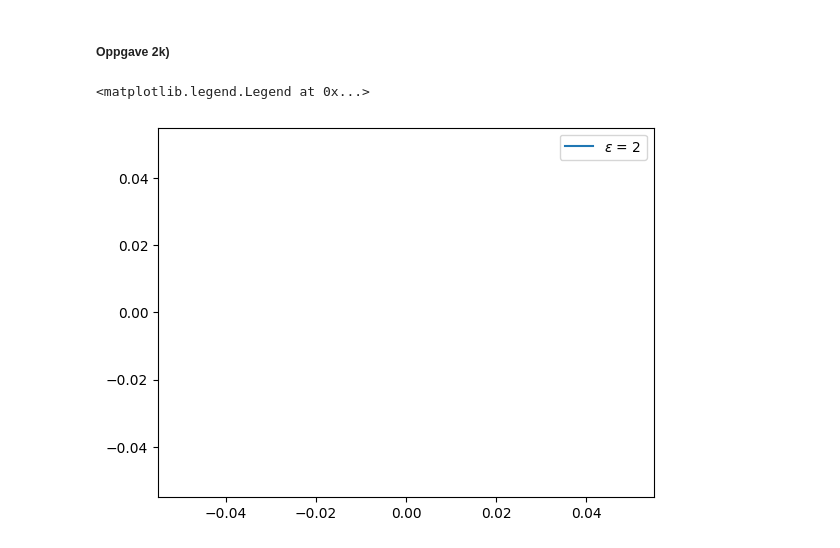
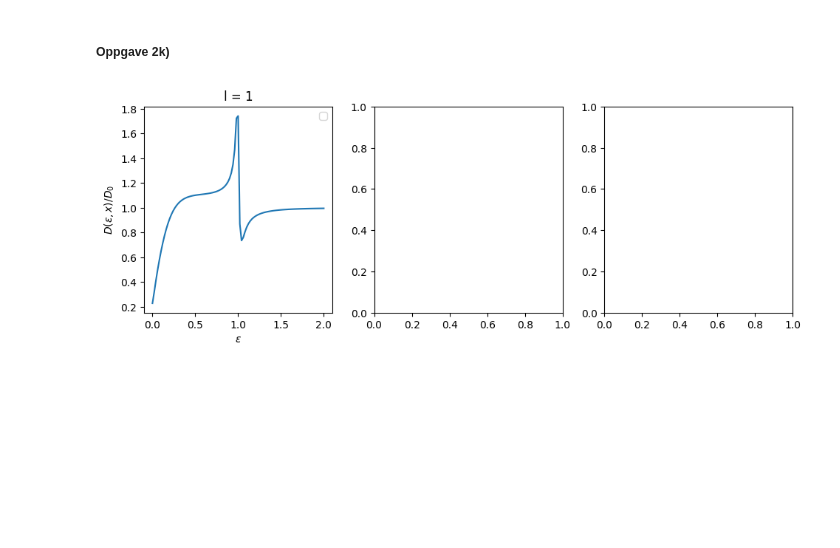
Before and after one commit to einaraarnaes/Prosjekt3, a Jupyter notebook: code.ipynb, the cells around one changed output. Drawn from its saved outputs; the diff is of its cells as text; code cells hidden in the pictures; blank space fills up the shorter version.

```diff
--- a/code.ipynb
+++ b/code.ipynb
@@ -499,7 +498,7 @@ def densities(V):
 fig, ax = plt.subplots()
 
 for i in range(len(y_vals)):
-    ax.plot(x_vals[i], densities(y_vals[i]), label = f"$\epsilon$ = {epsilon_vals[i]}")
+    ax.plot(x_vals[i], densities(y_vals[i]), label = f"$\\epsilon$ = {epsilon_vals[i]}")
 
 ax.legend()
 # %% [output]
@@ -508,7 +507,7 @@ ax.legend()
 # %% [markdown]
 ##### Oppgave 2i)
 # %%
-def bc_2i(v_left, v_right, epsilon = 1, delta = 0.01, if_param = 3):
+def bc_2i(v_left, v_right, epsilon = 1, delta = 0.01, if_param = 3, phase_diff = 0):
     gamma_l, gamma_tilde_l, omega_l, omega_tilde_l = to_matrices(v_left)
     gamma_r, gamma_tilde_r, omega_r, omega_tilde_r = to_matrices(v_right)
 
@@ -519,8 +518,11 @@ def bc_2i(v_left, v_right, epsilon = 1, delta = 0.01, if_param = 3):
     c_plus = np.cosh(v_plus)
     c_minus = np.cosh(v_minus)
 
-    gamma_L = gamma_R = np.fliplr(np.diag([s_plus/(1+c_plus), s_minus/(1+c_minus)]))
-    gamma_tilde_L = gamma_tilde_R = np.fliplr(np.diag([s_minus/(1+c_minus), s_plus/(1+c_plus)]))
+    gamma_R = np.fliplr(np.diag([s_plus/(1+c_plus), s_minus/(1+c_minus)]))
+    gamma_tilde_R = np.fliplr(np.diag([s_minus/(1+c_minus), s_plus/(1+c_plus)]))
+
+    gamma_L = gamma_R*np.exp(1j*phase_diff)
+    gamma_tilde_L = gamma_tilde_R*np.exp(-1j*phase_diff)
 
     N_L = np.linalg.inv(np.identity(2)-gamma_L@gamma_tilde_L)
     N_tilde_L = np.linalg.inv(np.identity(2)-gamma_tilde_L@gamma_L)
@@ -557,27 +562,43 @@ ax.legend()
 # %% [markdown]
 ##### Oppgave 2k)
 # %%
-l = 1
 m = 101
 
-x = np.linspace(0, l, m)
-y = np.zeros((32, m))
-
-epsilon_vals = np.arange(2, 0, 101)
-
-densities = np.zeros(len(epsilon_vals))
-
-for i, epsilon in enumerate(epsilon_vals):
-    sol = solve_bvp(lambda x, y: equation(x, y, epsilon = epsilon), lambda v_left, v_right: bc_2i(v_left, v_right, epsilon = epsilon), x, y)
-    densities[i] = density(sol.y.T[int(m/2)])
-    y = sol.y
+#Denne må endres til 0.5, 1 og 2 før innlevering
+lengths = [1]
 
 
-fig, ax = plt.subplots()
+epsilons_2l = [2, 1.5, 1, 0.5, 0]
 
-ax.plot(epsilon_vals, densities, label = {f"$\epsilon$ = {epsilon}"})
+fig, axs = plt.subplots(nrows = 1, ncols = 3, figsize = (10,4))
 
-ax.legend()
+for j, l in enumerate(lengths):
+
+    x = np.linspace(0, l, m)
+    y = np.zeros((32, m))
+
+    if l == 1:
+        y_2l = np.zeros((len(epsilons_2l), 32,m))
+        x_2l = x
+
+    epsilon_vals = np.linspace(2, 0, 101)
+
+    densities = np.zeros(len(epsilon_vals))
+
+    for i, epsilon in enumerate(epsilon_vals):
+        sol = solve_bvp(lambda x, y: equation(x, y, epsilon = epsilon), lambda v_left, v_right: bc_2i(v_left, v_right, epsilon = epsilon), x, y)
+        densities[i] = density(sol.y.T[(m-1)//2])
+
+        if l == 1 and (epsilon in epsilons_2l):
+            y_2l[np.where(epsilons_2l == epsilon)] = sol.y
+        y = sol.y
+
+    axs[j].plot(epsilon_vals, densities)
+    axs[j].set_title(f"l = {l}")
+    axs[j].set_xlabel("$\\epsilon$")
+    axs[j].set_ylabel("$D(\\epsilon, x)/D_0$")
+    axs[j].legend()
+
+plt.tight_layout(pad=2.0, w_pad=1.0, h_pad=1.0)
 # %% [output]
-<matplotlib.legend.Legend at 0x...>
-[figure, old version]
+[figure, new version]
```
Also changed, not shown: parts of 12 cells of this notebook.
